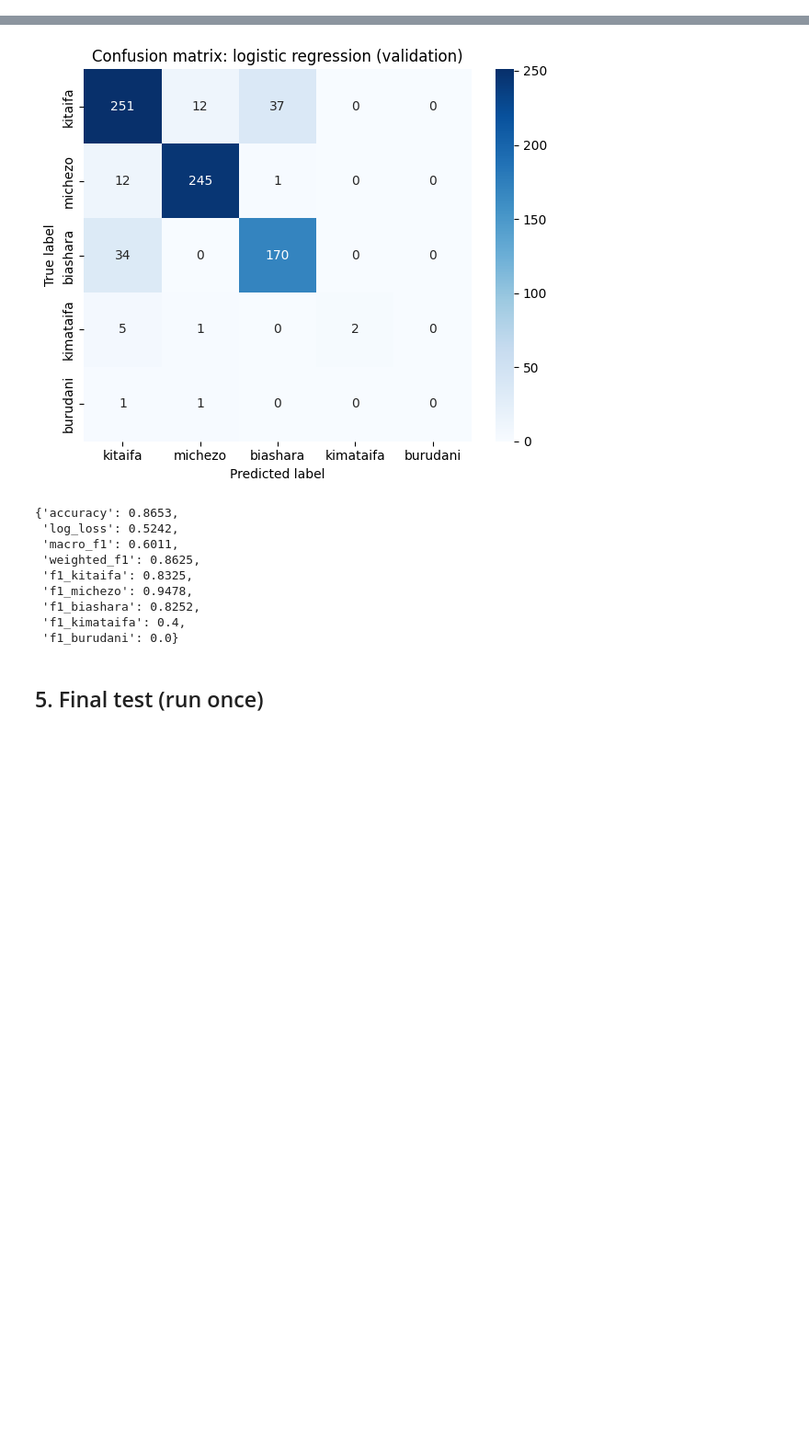
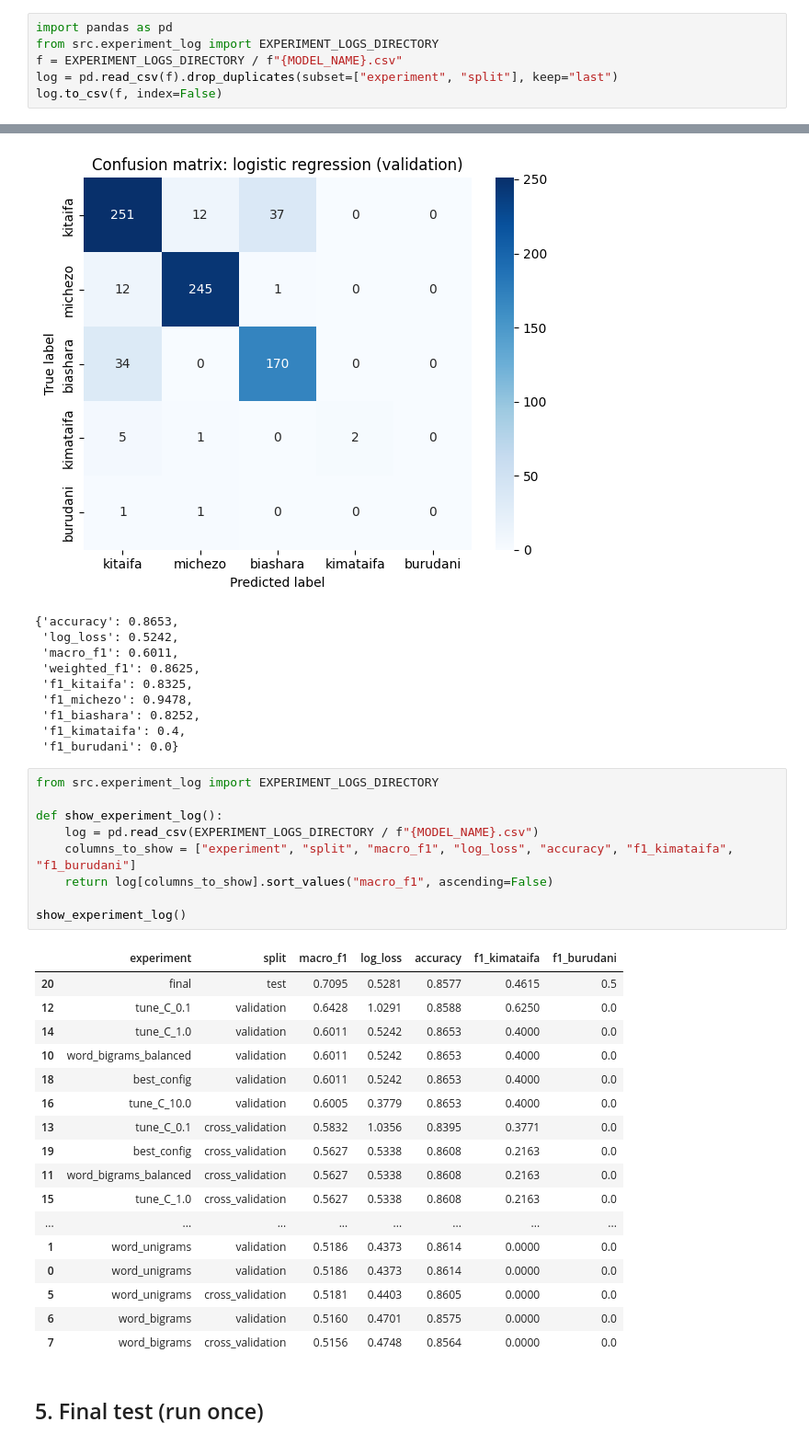
Before and after one commit to michael-alu/nlp_language_technologies, a Jupyter notebook: notebooks/TF-IDF+Logistic Regression.ipynb, the cells around one changed output, grey strips where cells are left out. Shown at 92% size. Cells and saved outputs as stored; diff of their text form; blank space fills up the shorter version.

```diff
--- a/notebooks/TF-IDF+Logistic Regression.ipynb
+++ b/notebooks/TF-IDF+Logistic Regression.ipynb
@@ -30,6 +30,12 @@ sys.path.append(os.getcwd())
 print("Working directory:", os.getcwd())
 # %% [output]
 Working directory: c:\Users\LENOVO\OneDrive\Desktop\machine learning\nlp_language_technologies
+# %%
+import pandas as pd
+from src.experiment_log import EXPERIMENT_LOGS_DIRECTORY
+f = EXPERIMENT_LOGS_DIRECTORY / f"{MODEL_NAME}.csv"
+log = pd.read_csv(f).drop_duplicates(subset=["experiment", "split"], keep="last")
+log.to_csv(f, index=False)
 # %%
 import numpy as np
 import pandas as pd
@@ -345,6 +327,33 @@ Logged experiment 'best_config' to C:\Users\LENOVO\OneDrive\Desktop\machine lear
  'f1_biashara': 0.8252,
  'f1_kimataifa': 0.4,
  'f1_burudani': 0.0}
+# %%
+from src.experiment_log import EXPERIMENT_LOGS_DIRECTORY
+
+def show_experiment_log():
+    log = pd.read_csv(EXPERIMENT_LOGS_DIRECTORY / f"{MODEL_NAME}.csv")
+    columns_to_show = ["experiment", "split", "macro_f1", "log_loss", "accuracy", "f1_kimataifa", "f1_burudani"]
+    return log[columns_to_show].sort_values("macro_f1", ascending=False)
+
+show_experiment_log()
+# %% [output]
+|  | experiment | split | macro_f1 | log_loss | accuracy | f1_kimataifa | f1_burudani |
+| 20 | final | test | 0.7095 | 0.5281 | 0.8577 | 0.4615 | 0.5 |
+| 12 | tune_C_0.1 | validation | 0.6428 | 1.0291 | 0.8588 | 0.6250 | 0.0 |
+| 14 | tune_C_1.0 | validation | 0.6011 | 0.5242 | 0.8653 | 0.4000 | 0.0 |
+| 10 | word_bigrams_balanced | validation | 0.6011 | 0.5242 | 0.8653 | 0.4000 | 0.0 |
+| 18 | best_config | validation | 0.6011 | 0.5242 | 0.8653 | 0.4000 | 0.0 |
+| 16 | tune_C_10.0 | validation | 0.6005 | 0.3779 | 0.8653 | 0.4000 | 0.0 |
+| 13 | tune_C_0.1 | cross_validation | 0.5832 | 1.0356 | 0.8395 | 0.3771 | 0.0 |
+| 19 | best_config | cross_validation | 0.5627 | 0.5338 | 0.8608 | 0.2163 | 0.0 |
+| 11 | word_bigrams_balanced | cross_validation | 0.5627 | 0.5338 | 0.8608 | 0.2163 | 0.0 |
+| 15 | tune_C_1.0 | cross_validation | 0.5627 | 0.5338 | 0.8608 | 0.2163 | 0.0 |
+| ... | ... | ... | ... | ... | ... | ... | ... |
+| 1 | word_unigrams | validation | 0.5186 | 0.4373 | 0.8614 | 0.0000 | 0.0 |
+| 0 | word_unigrams | validation | 0.5186 | 0.4373 | 0.8614 | 0.0000 | 0.0 |
+| 5 | word_unigrams | cross_validation | 0.5181 | 0.4403 | 0.8605 | 0.0000 | 0.0 |
+| 6 | word_bigrams | validation | 0.5160 | 0.4701 | 0.8575 | 0.0000 | 0.0 |
+| 7 | word_bigrams | cross_validation | 0.5156 | 0.4748 | 0.8564 | 0.0000 | 0.0 |
 # %% [markdown]
 ## 5. Final test (run once)
 # %%
```
Also changed, not shown: parts of 2 cells of this notebook, 1 other file.
